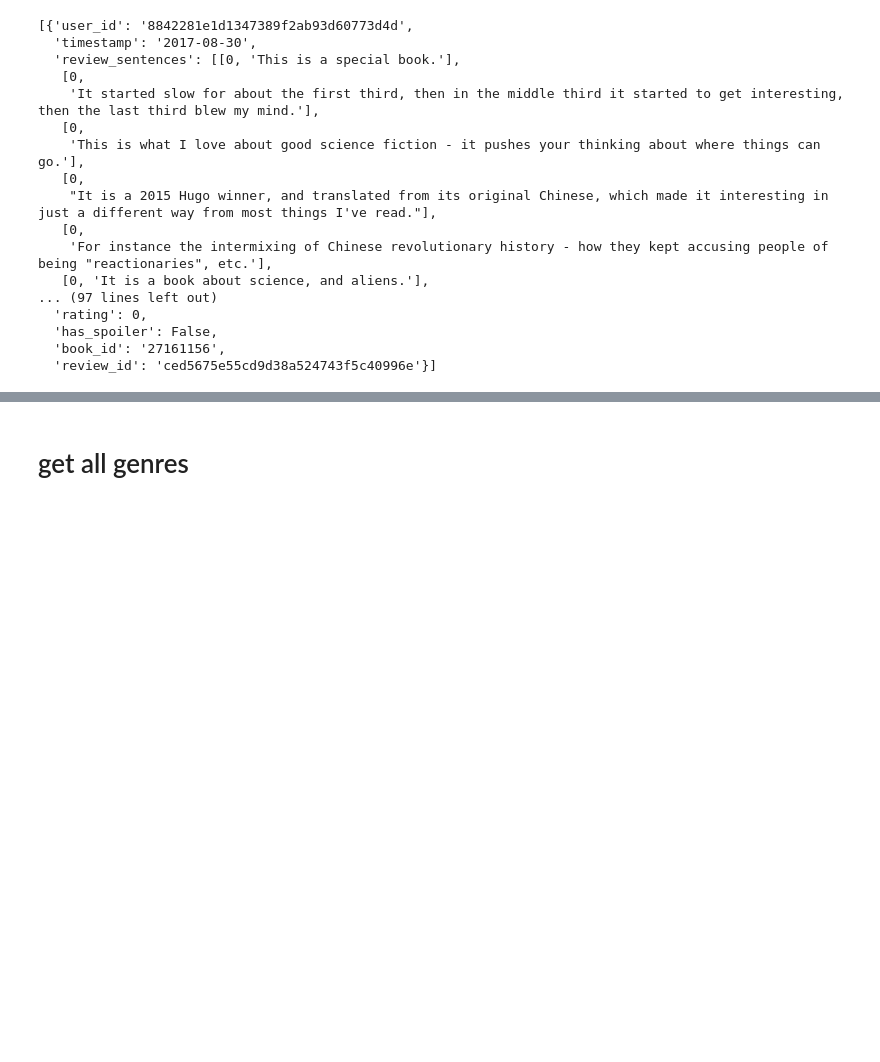
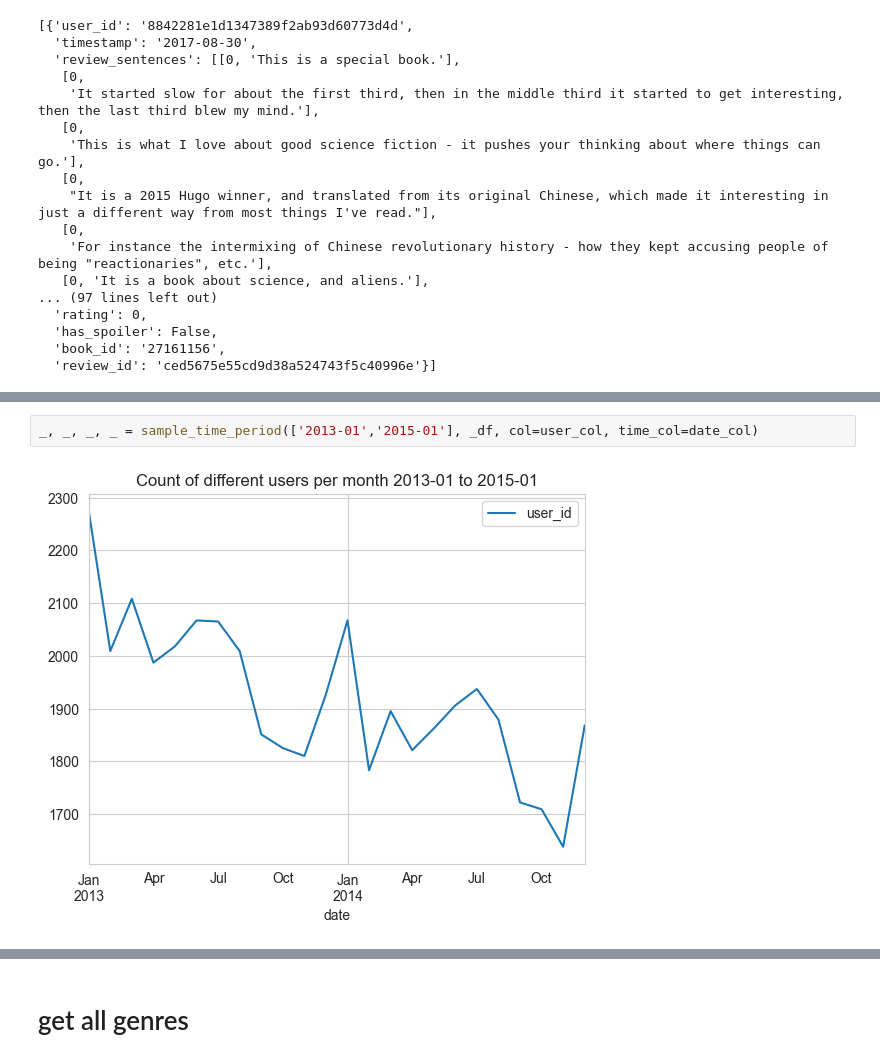
Before and after one commit to mariajoaolavoura/measuring_forgetting, a Jupyter notebook: notebooks/Goodreads - EDA.ipynb, the cells around one changed output, grey strips where cells are left out. Drawn from its saved outputs; the diff is of its cells as text; blank space fills up the shorter version.

```diff
--- a/notebooks/Goodreads - EDA.ipynb
+++ b/notebooks/Goodreads - EDA.ipynb
@@ -226,0 +519,4 @@ inter_dedup
+# %%
+_, _, _, _ = sample_time_period(['2013-01','2015-01'], _df, col=user_col, time_col=date_col)
+# %% [output]
+[figure, added]
```
Also changed, not shown: parts of 45 cells of this notebook, 1 other file.
